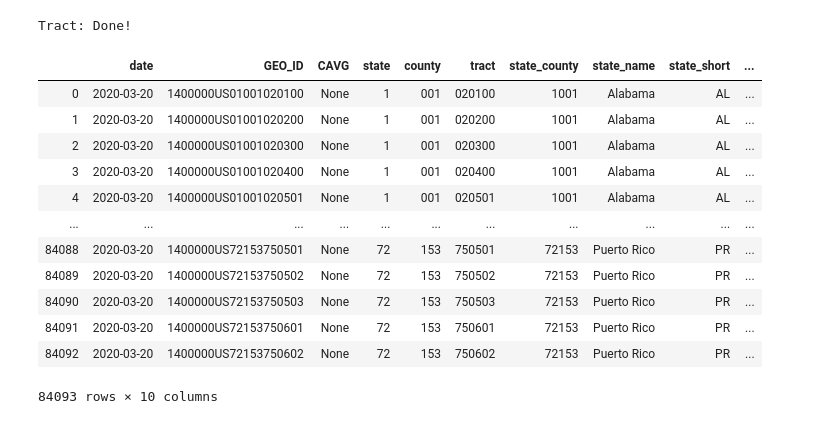
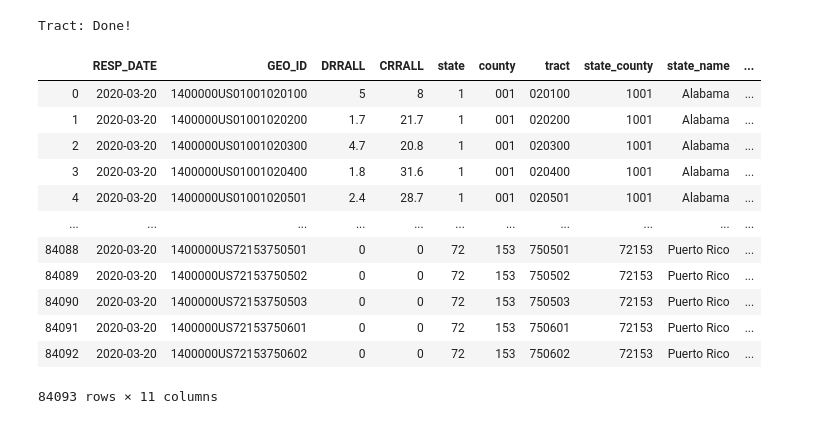
Before and after one commit to Bernacho/NewsCounts-ResponseRates, a Jupyter notebook: responseRates.ipynb, the cells around one changed output. Cells and saved outputs as stored; diff of their text form; code cells hidden in the pictures.

```diff
--- a/responseRates.ipynb
+++ b/responseRates.ipynb
@@ -27,0 +27,12 @@ State: Success!
+# %%
+state_df = pd.DataFrame.from_records(response.json()[1:])
+state_df.columns = response.json()[0]
+
+old_df = pd.read_csv("Data/sates_response_rates.csv")
+if old_df.shape[0] > 0 :
+    last_old = old_df.iloc[old_df.shape[0]-1]
+    last = state_df.iloc[state_df.shape[0]-1]
+    if last_old.RESP_DATE == last.RESP_DATE:
+        print("No new data")
+        sys.exit("No new data")
+print("New data available!")
@@ -28,19 +41,12 @@ State: Success!
 # %% [markdown]
 Create data frame from json.
 # %%
-state_df = pd.DataFrame.from_records(response.json()[1:])
-
-state_df.columns = ["GEO_ID","CAVG","state"]
 state_df['state'] = state_df.state.astype(int)
 
 state_df['state_name'] = state_df.state.map(states.set_index('code')['state'])
 
 state_df['state_short'] = state_df.state.map(states.set_index('code')['state_code'])
 
-columns = list(state_df.columns)
-state_df["date"] = str(today)
-
-state_df = state_df[["date"]+columns]
 state_df.sort_values(by="state",inplace=True)
 state_df = state_df.reset_index(drop=True)
 state_df
@@ -68,7 +74,7 @@ state_df.to_csv("Data/sates_response_rates.csv",mode = 'a', header = False, inde
 I do the same for all counties:
 # %%
 data=[]
-url = f"https://api.census.gov/data/2020/dec/responserate?get=GEO_ID,CAVG&for=county:*&key={key}"
+url = f"https://api.census.gov/data/2020/dec/responserate?get=RESP_DATE,GEO_ID,DRRALL,CRRALL&for=county:*&key={key}"
 response = requests.get(url)
 if response:
     print('County: Success!')
@@ -124,7 +126,7 @@ for i in range(len(state_df)):
         num = f"0{s.state}"
     else:
         num = s.state
-    url = f"https://api.census.gov/data/2020/dec/responserate?get=GEO_ID,CAVG&for=tract:*&in=state:{num}&key={key}"
+    url = f"https://api.census.gov/data/2020/dec/responserate?get=RESP_DATE,GEO_ID,DRRALL,CRRALL&for=tract:*&in=state:{num}&key={key}"
     response = requests.get(url)
     if  not response:
         print('Tract: An error has occurred.')
@@ -141,34 +143,30 @@ Tract: Done!
 # %%
 tract_df = pd.DataFrame.from_records(data[1:])
 tract_df.columns = data[0]
 tract_df['state_county'] = tract_df.state + tract_df.county
 tract_df['state_county'] = tract_df.state_county.astype(int)
 tract_df['state'] = tract_df.state.astype(int)
 
 tract_df['state_name'] = tract_df.state.map(states.set_index('code')['state'])
 tract_df['state_short'] = tract_df.state.map(states.set_index('code')['state_code'])
 
 tract_df['county_name'] = tract_df.state_county.map(counties.set_index('code')['county'])
 
-columns = list(tract_df.columns)
-tract_df["date"] = str(today)
-
-tract_df = tract_df[["date"]+columns]
 tract_df.sort_values(by=["state_county","tract"],inplace=True)
 tract_df = tract_df.reset_index(drop=True)
 tract_df
 # %% [output]
-|  | date | GEO_ID | CAVG | state | county | tract | state_county | state_name | state_short | ... |
-| 0 | 2020-03-20 | 1400000US01001020100 | None | 1 | 001 | 020100 | 1001 | Alabama | AL | ... |
-| 1 | 2020-03-20 | 1400000US01001020200 | None | 1 | 001 | 020200 | 1001 | Alabama | AL | ... |
-| 2 | 2020-03-20 | 1400000US01001020300 | None | 1 | 001 | 020300 | 1001 | Alabama | AL | ... |
-| 3 | 2020-03-20 | 1400000US01001020400 | None | 1 | 001 | 020400 | 1001 | Alabama | AL | ... |
-| 4 | 2020-03-20 | 1400000US01001020501 | None | 1 | 001 | 020501 | 1001 | Alabama | AL | ... |
+|  | RESP_DATE | GEO_ID | DRRALL | CRRALL | state | county | tract | state_county | state_name | ... |
+| 0 | 2020-03-20 | 1400000US01001020100 | 5 | 8 | 1 | 001 | 020100 | 1001 | Alabama | ... |
+| 1 | 2020-03-20 | 1400000US01001020200 | 1.7 | 21.7 | 1 | 001 | 020200 | 1001 | Alabama | ... |
+| 2 | 2020-03-20 | 1400000US01001020300 | 4.7 | 20.8 | 1 | 001 | 020300 | 1001 | Alabama | ... |
+| 3 | 2020-03-20 | 1400000US01001020400 | 1.8 | 31.6 | 1 | 001 | 020400 | 1001 | Alabama | ... |
+| 4 | 2020-03-20 | 1400000US01001020501 | 2.4 | 28.7 | 1 | 001 | 020501 | 1001 | Alabama | ... |
 | ... | ... | ... | ... | ... | ... | ... | ... | ... | ... | ... |
-| 84088 | 2020-03-20 | 1400000US72153750501 | None | 72 | 153 | 750501 | 72153 | Puerto Rico | PR | ... |
-| 84089 | 2020-03-20 | 1400000US72153750502 | None | 72 | 153 | 750502 | 72153 | Puerto Rico | PR | ... |
-| 84090 | 2020-03-20 | 1400000US72153750503 | None | 72 | 153 | 750503 | 72153 | Puerto Rico | PR | ... |
-| 84091 | 2020-03-20 | 1400000US72153750601 | None | 72 | 153 | 750601 | 72153 | Puerto Rico | PR | ... |
-| 84092 | 2020-03-20 | 1400000US72153750602 | None | 72 | 153 | 750602 | 72153 | Puerto Rico | PR | ... |
+| 84088 | 2020-03-20 | 1400000US72153750501 | 0 | 0 | 72 | 153 | 750501 | 72153 | Puerto Rico | ... |
+| 84089 | 2020-03-20 | 1400000US72153750502 | 0 | 0 | 72 | 153 | 750502 | 72153 | Puerto Rico | ... |
+| 84090 | 2020-03-20 | 1400000US72153750503 | 0 | 0 | 72 | 153 | 750503 | 72153 | Puerto Rico | ... |
+| 84091 | 2020-03-20 | 1400000US72153750601 | 0 | 0 | 72 | 153 | 750601 | 72153 | Puerto Rico | ... |
+| 84092 | 2020-03-20 | 1400000US72153750602 | 0 | 0 | 72 | 153 | 750602 | 72153 | Puerto Rico | ... |
-84093 rows × 10 columns
+84093 rows × 11 columns
 # %%
```
Also changed, not shown: parts of 12 cells of this notebook, 5 other files.
